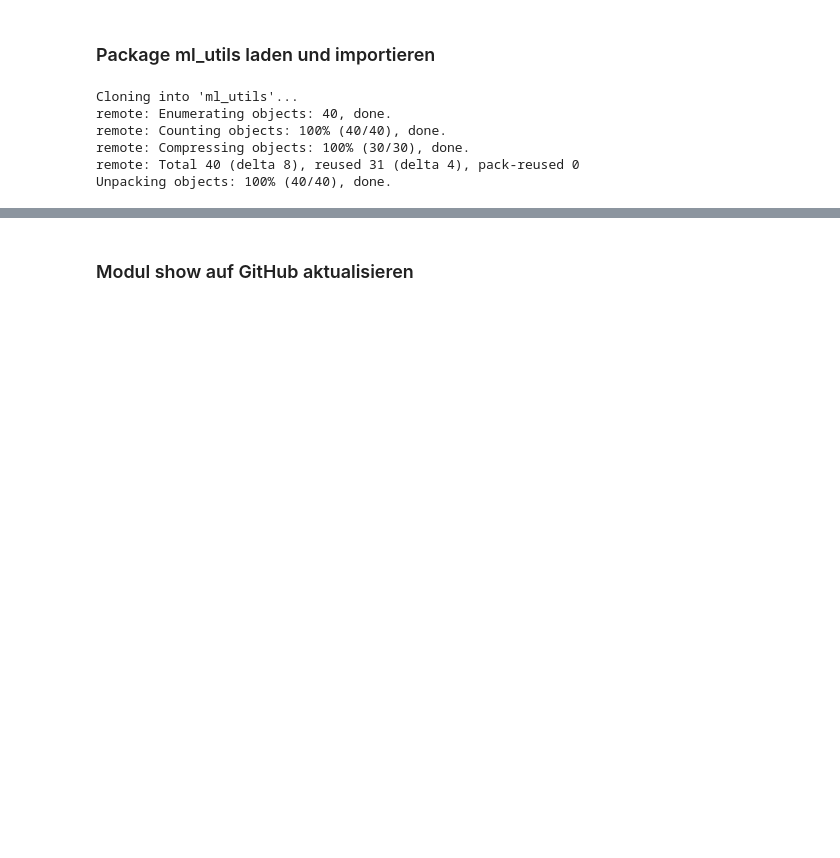
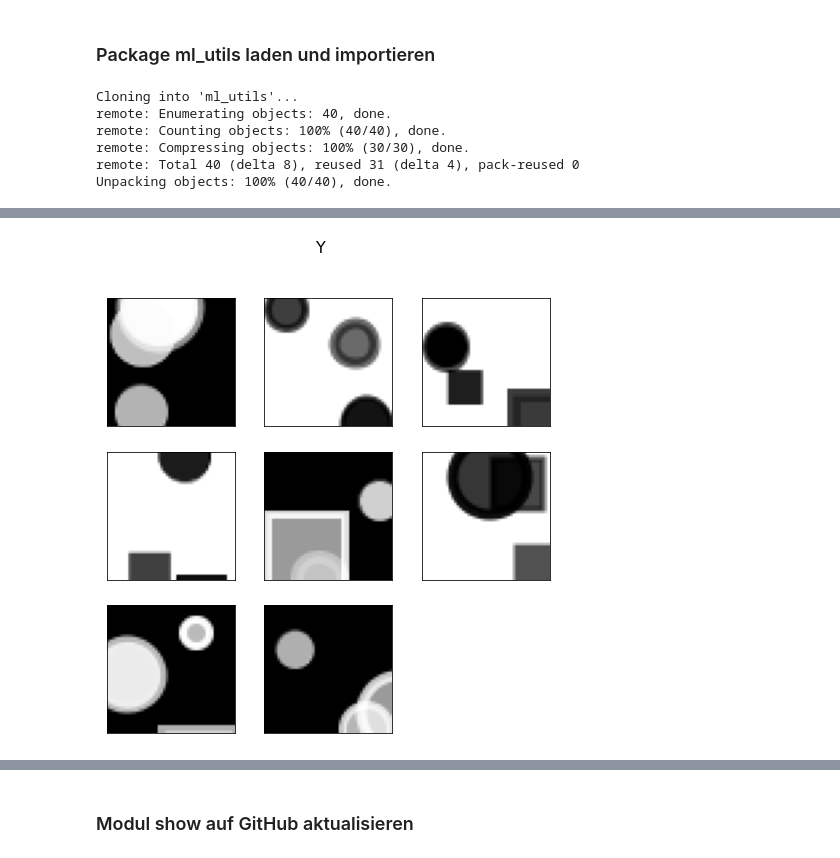
Before and after one commit to MaschinenNah/ml_utils_develop_and_test, a Jupyter notebook: ml_utils_show_develop_and_test.ipynb, the cells around one changed output, grey strips where cells are left out. Drawn from its saved outputs; the diff is of its cells as text; code cells hidden in the pictures; blank space fills up the shorter version.

```diff
--- a/ml_utils_show_develop_and_test.ipynb
+++ b/ml_utils_show_develop_and_test.ipynb
@@ -77,0 +235,4 @@ def show_batch(batch):
+# %%
+gen = FramePredictionGenerator("/content/data/scenes", (48, 48), 8, 8)
+# %%
+batch = gen[0]
@@ -77,0 +243,4 @@ def show_batch(batch):
+# %%
+show_images_from_np_array(batch[1], "Y")
+# %% [output]
+[figure, added]
```
Also changed, not shown: parts of 19 cells of this notebook.
